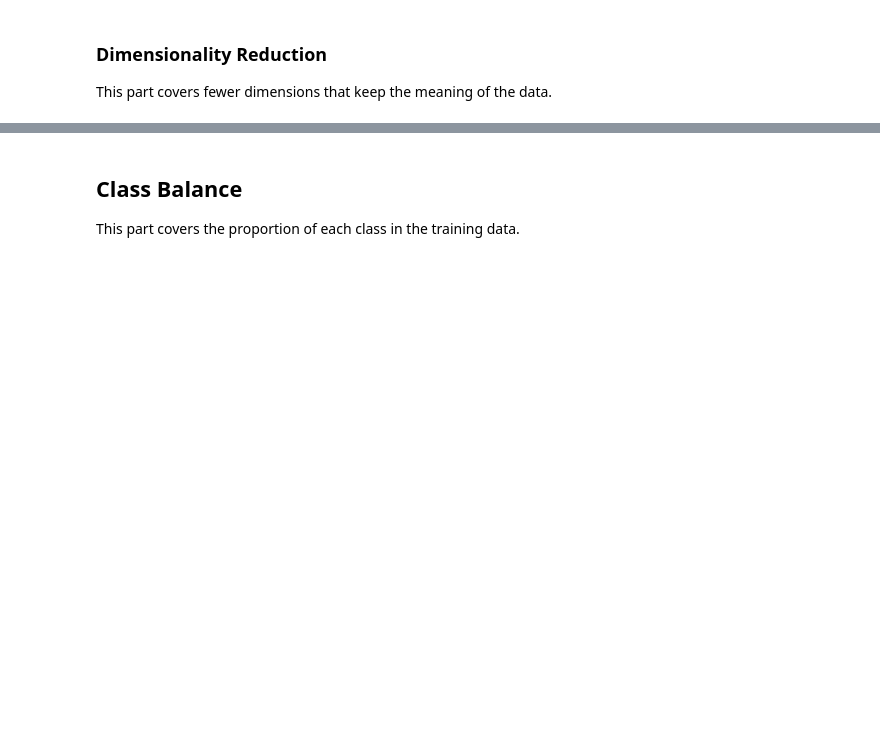
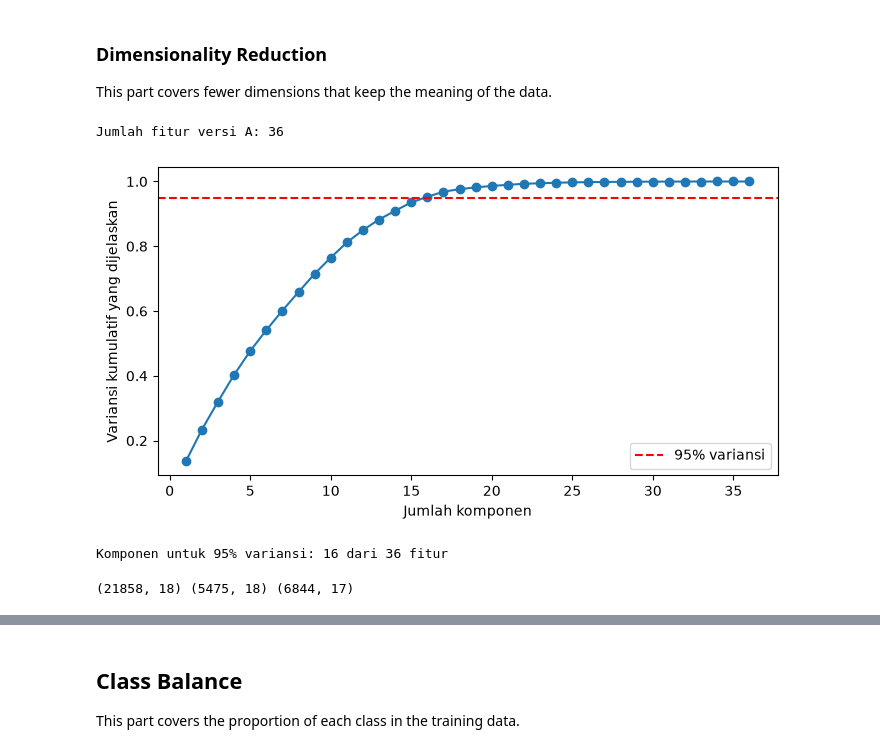
Before and after one commit to Hagon47/IF3170_G24_AyamNutellaBear, a Jupyter notebook: src/notebook/notebook.ipynb, the cells around one changed output, grey strips where cells are left out. Cells and saved outputs as stored; diff of their text form; code cells hidden in the pictures; blank space fills up the shorter version.

```diff
--- a/src/notebook/notebook.ipynb
+++ b/src/notebook/notebook.ipynb
@@ -551,4 +877,38 @@ This part covers the numeric representation of categorical attributes.
 
 This part covers fewer dimensions that keep the meaning of the data.
 # %%
-# Write your code here
+FEATURES_A = [c for c in train_a.columns if c not in (ID_COL, TARGET)]
+print('Jumlah fitur versi A:', len(FEATURES_A))
+
+pca_full = PCA(random_state=CFG.SEED).fit(train_a[FEATURES_A])
+cum_var = np.cumsum(pca_full.explained_variance_ratio_)
+
+plt.figure(figsize=(8, 4))
+plt.plot(range(1, len(cum_var) + 1), cum_var, marker='o')
+plt.axhline(0.95, color='red', linestyle='--', label='95% variansi')
+plt.xlabel('Jumlah komponen')
+plt.ylabel('Variansi kumulatif yang dijelaskan')
+plt.legend()
+plt.show()
+
+n_components = int(np.argmax(cum_var >= 0.95) + 1)
+print(f'Komponen untuk 95% variansi: {n_components} dari {len(FEATURES_A)} fitur')
+# %% [output]
+Jumlah fitur versi A: 36
+[figure, added]
+Komponen untuk 95% variansi: 16 dari 36 fitur
+# %%
+pca = PCA(n_components=n_components, random_state=CFG.SEED).fit(train_a[FEATURES_A])
+
+def apply_pca(df):
+    pcs = pca.transform(df[FEATURES_A])
+    out = pd.DataFrame(pcs, columns=[f'PC{i+1}' for i in range(n_components)], index=df.index)
+    out.insert(0, ID_COL, df[ID_COL].values)
+    if TARGET in df:
+        out[TARGET] = df[TARGET].values
+    return out
+
+train_pca, val_pca, test_pca = apply_pca(train_a), apply_pca(val_a), apply_pca(test_a)
+print(train_pca.shape, val_pca.shape, test_pca.shape)
+# %% [output]
+(21858, 18) (5475, 18) (6844, 17)
```
Also changed, not shown: parts of 28 cells of this notebook.
